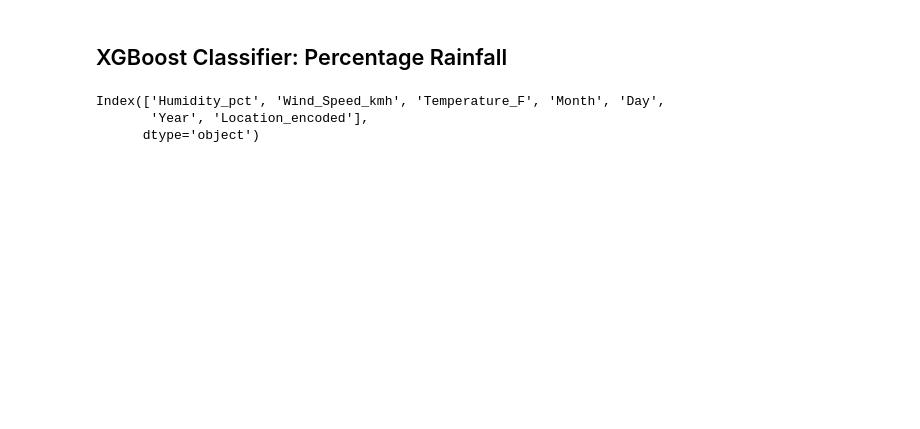
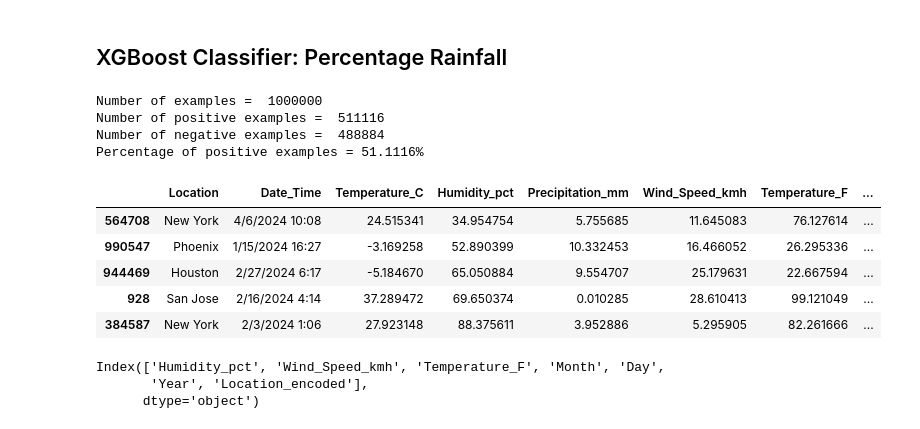
Before and after one commit to JamesShaklee/WeatherPrediction, a Jupyter notebook: WeatherNotebook.ipynb, the cells around one changed output. Saved outputs shown, nothing was run; the diff lists cells and outputs as text; code cells hidden in the pictures; blank space fills up the shorter version.

```diff
--- a/WeatherNotebook.ipynb
+++ b/WeatherNotebook.ipynb
@@ -250,6 +250,32 @@ data_frame['Location_encoded'] = location_encoder.fit_transform(data_frame['Loca
 # This is the threshold, in mm, for if rainfall is classified as rain or not
 threshold = 5.0
 data_frame['Rainfall'] = (data_frame['Precipitation_mm'] >= threshold).astype(int)
+# %%
+data_frame_pos = data_frame[data_frame['Rainfall']==1]
+data_frame_neg = data_frame[data_frame['Rainfall']==0]
+
+num = data_frame.shape[0]
+num_pos = data_frame_pos.shape[0]
+num_neg = data_frame_neg.shape[0]
+
+print('Number of examples = ', num)
+print('Number of positive examples = ', num_pos)
+print('Number of negative examples = ', num_neg)
+print(f'Percentage of positive examples = {np.round((num_pos / num) * 100, 4)}%')
+# %% [output]
+Number of examples =  1000000
+Number of positive examples =  511116
+Number of negative examples =  488884
+Percentage of positive examples = 51.1116%
+# %%
+data_frame.sample(5)
+# %% [output]
+|  | Location | Date_Time | Temperature_C | Humidity_pct | Precipitation_mm | Wind_Speed_kmh | Temperature_F | ... |
+| 564708 | New York | 4/6/2024 10:08 | 24.515341 | 34.954754 | 5.755685 | 11.645083 | 76.127614 | ... |
+| 990547 | Phoenix | 1/15/2024 16:27 | -3.169258 | 52.890399 | 10.332453 | 16.466052 | 26.295336 | ... |
+| 944469 | Houston | 2/27/2024 6:17 | -5.184670 | 65.050884 | 9.554707 | 25.179631 | 22.667594 | ... |
+| 928 | San Jose | 2/16/2024 4:14 | 37.289472 | 69.650374 | 0.010285 | 28.610413 | 99.121049 | ... |
+| 384587 | New York | 2/3/2024 1:06 | 27.923148 | 88.375611 | 3.952886 | 5.295905 | 82.261666 | ... |
 # %%
 y=data_frame['Rainfall']
 # %%
```
Also changed, not shown: parts of 18 cells of this notebook.
